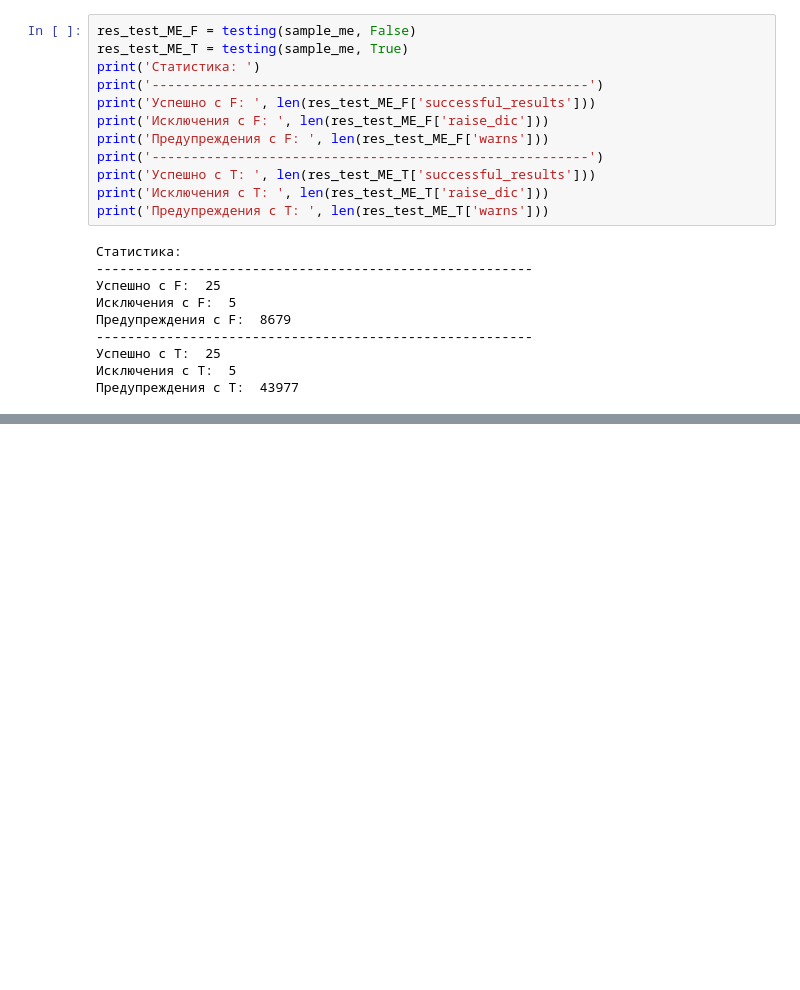
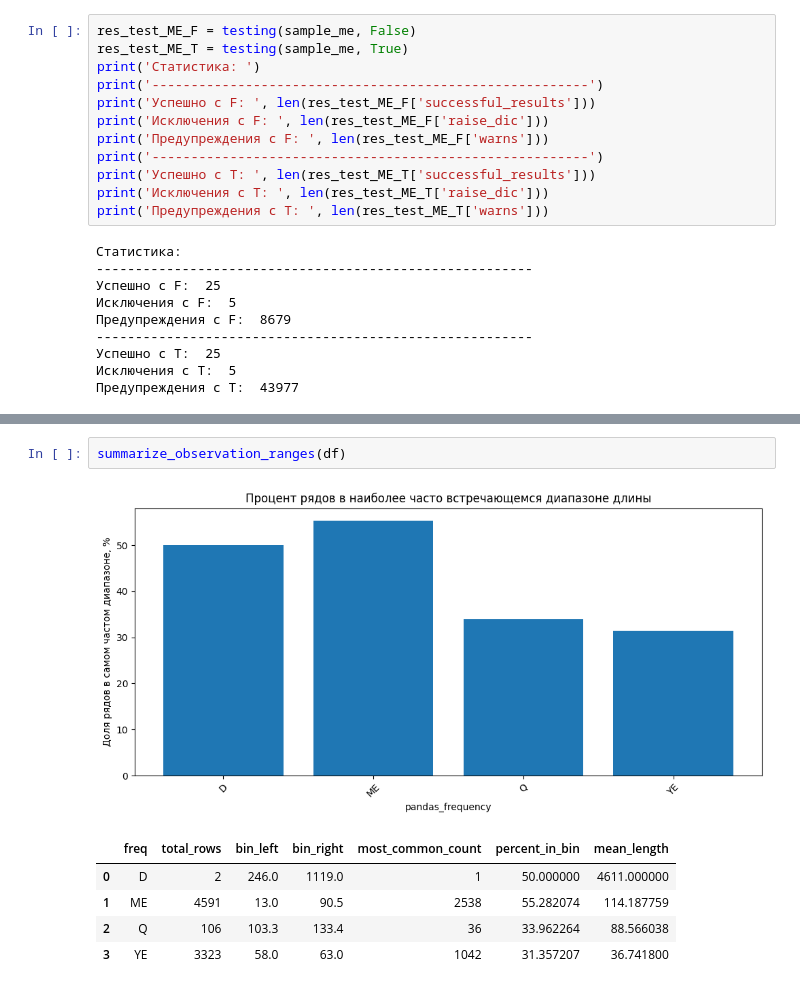
Before and after one commit to MSDiver8/AUTO_FORECAST, a Jupyter notebook: testing.ipynb, the cells around one changed output, grey strips where cells are left out. Saved outputs shown, nothing was run; the diff lists cells and outputs as text; blank space fills up the shorter version.

```diff
--- a/testing.ipynb
+++ b/testing.ipynb
@@ -186,0 +354,9 @@ pd.DataFrame(res_test_ME_T['raise_dic'])
+# %%
+summarize_observation_ranges(df)
+# %% [output]
+[figure, added]
+|  | freq | total_rows | bin_left | bin_right | most_common_count | percent_in_bin | mean_length |
+| 0 | D | 2 | 246.0 | 1119.0 | 1 | 50.000000 | 4611.000000 |
+| 1 | ME | 4591 | 13.0 | 90.5 | 2538 | 55.282074 | 114.187759 |
+| 2 | Q | 106 | 103.3 | 133.4 | 36 | 33.962264 | 88.566038 |
+| 3 | YE | 3323 | 58.0 | 63.0 | 1042 | 31.357207 | 36.741800 |
```
Also changed, not shown: parts of 20 cells of this notebook, 1 other file.
